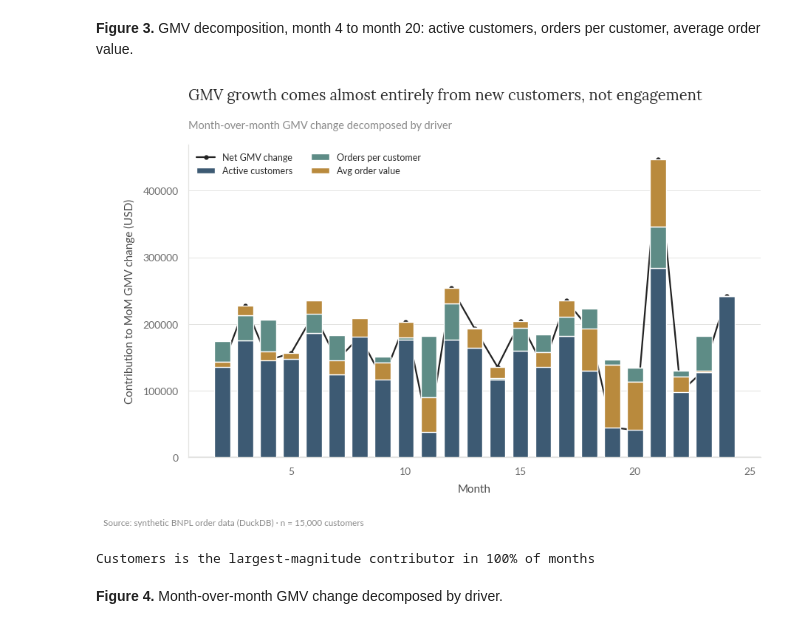
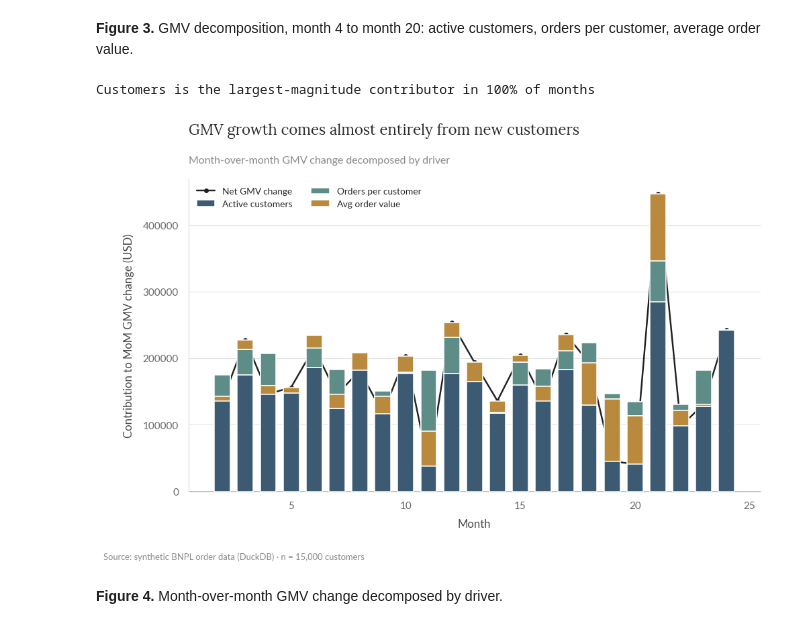
Before and after one commit to gus-morales/work-showcase, a Jupyter notebook: projects/02-ltv-contribution-analysis/notebooks/02_ltv_contribution_analysis.ipynb, the cells around one changed output. Cells and saved outputs as stored; diff of their text form; code cells hidden in the pictures.

```diff
--- a/projects/02-ltv-contribution-analysis/notebooks/02_ltv_contribution_analysis.ipynb
+++ b/projects/02-ltv-contribution-analysis/notebooks/02_ltv_contribution_analysis.ipynb
@@ -252,35 +252,35 @@ Contribution breakdown: {'customers': np.float64(2666509.0), 'frequency': np.flo
 # %%
 monthly_contribs = []
 for m in range(2, int(kpis.month_index.max()) + 1):
     prev = kpis[kpis.month_index == m - 1]
     curr = kpis[kpis.month_index == m]
     if prev.empty or curr.empty:
         continue
     c, delta = decompose(prev.iloc[0], curr.iloc[0])
     c["month_index"] = m
     c["delta_gmv"] = delta
     monthly_contribs.append(c)
 mc = pd.DataFrame(monthly_contribs)
 
 fig, ax = plt.subplots(figsize=(10, 5.5))
 ax.bar(mc.month_index, mc.customers, color=SLATE, label="Active customers", width=0.7, zorder=3)
 ax.bar(mc.month_index, mc.frequency, bottom=mc.customers, color=MUTED_TEAL, label="Orders per customer", width=0.7, zorder=3)
 below = mc.customers + mc.frequency
 ax.bar(mc.month_index, mc.avg_order_value, bottom=below, color=MUTED_AMBER, label="Avg order value", width=0.7, zorder=3)
 ax.plot(mc.month_index, mc.delta_gmv, color="#222222", linewidth=1.6, marker="o", markersize=3.5, label="Net GMV change")
 ax.axhline(0, color=GREY, linewidth=1)
-style_ax(ax, title="GMV growth comes almost entirely from new customers, not engagement",
+style_ax(ax, title="GMV growth comes almost entirely from new customers",
          subtitle="Month-over-month GMV change decomposed by driver",
          xlabel="Month", ylabel="Contribution to MoM GMV change (USD)")
 ax.legend(loc="upper left", fontsize=9, ncol=2)
 add_footnote(fig, SOURCE)
 plt.show()
 
 print("Customers is the largest-magnitude contributor in",
       f"{(mc[['customers','frequency','avg_order_value']].abs().idxmax(axis=1) == 'customers').mean():.0%} of months")
 # %% [output]
+Customers is the largest-magnitude contributor in 100% of months
-[figure, old version]
+[figure, new version]
-Customers is the largest-magnitude contributor in 100% of months
 # %% [markdown]
 **Figure 4.** Month-over-month GMV change decomposed by driver.
 # %% [markdown]
```
Also changed, not shown: parts of 3 cells of this notebook, 10 other files.
